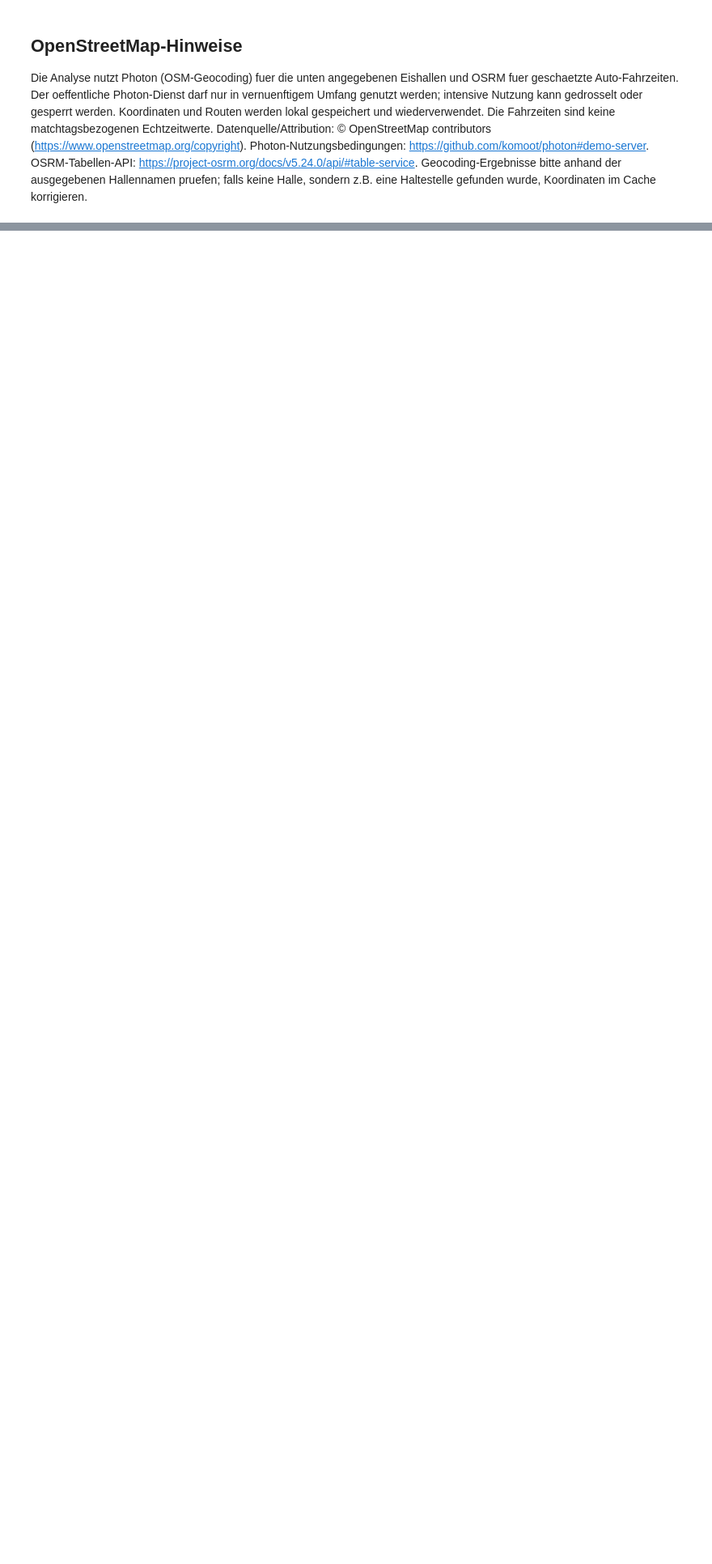
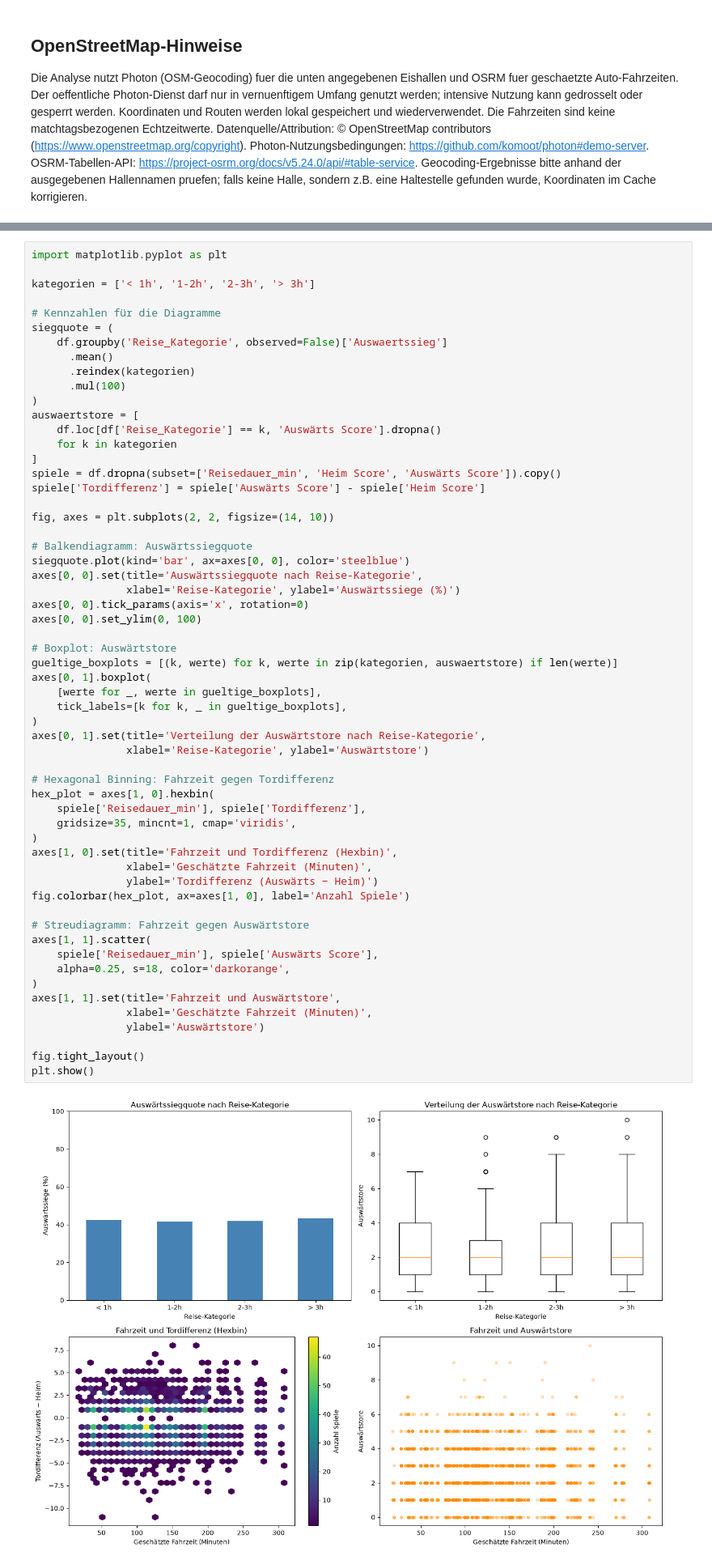
Before and after one commit to nnikolajj/EishockeyProjekt, a Jupyter notebook: berechnung.ipynb, the cells around one changed output, grey strips where cells are left out. Shown at 81% size. Drawn from its saved outputs; the diff is of its cells as text; blank space fills up the shorter version.

Commit message:
macht jetzt au cooli diagramm

```diff
--- a/berechnung.ipynb
+++ b/berechnung.ipynb
@@ -273,3 +276,63 @@ Verhältnis der erwarteten Auswärtstore pro zusätzlicher Fahrstunde: 1.011
 p-Wert für den Zusammenhang mit der Fahrzeit: 0.3464
 Kein statistisch signifikanter Zusammenhang auf dem 5-%-Niveau.
 Hinweis: Das Modell zeigt einen Zusammenhang, belegt aber keine Kausalität.
+# %%
+import matplotlib.pyplot as plt
+
+kategorien = ['< 1h', '1-2h', '2-3h', '> 3h']
+
+# Kennzahlen für die Diagramme
+siegquote = (
+    df.groupby('Reise_Kategorie', observed=False)['Auswaertssieg']
+      .mean()
+      .reindex(kategorien)
+      .mul(100)
+)
+auswaertstore = [
+    df.loc[df['Reise_Kategorie'] == k, 'Auswärts Score'].dropna()
+    for k in kategorien
+]
+spiele = df.dropna(subset=['Reisedauer_min', 'Heim Score', 'Auswärts Score']).copy()
+spiele['Tordifferenz'] = spiele['Auswärts Score'] - spiele['Heim Score']
+
+fig, axes = plt.subplots(2, 2, figsize=(14, 10))
+
+# Balkendiagramm: Auswärtssiegquote
+siegquote.plot(kind='bar', ax=axes[0, 0], color='steelblue')
+axes[0, 0].set(title='Auswärtssiegquote nach Reise-Kategorie',
+               xlabel='Reise-Kategorie', ylabel='Auswärtssiege (%)')
+axes[0, 0].tick_params(axis='x', rotation=0)
+axes[0, 0].set_ylim(0, 100)
+
+# Boxplot: Auswärtstore
+gueltige_boxplots = [(k, werte) for k, werte in zip(kategorien, auswaertstore) if len(werte)]
+axes[0, 1].boxplot(
+    [werte for _, werte in gueltige_boxplots],
+    tick_labels=[k for k, _ in gueltige_boxplots],
+)
+axes[0, 1].set(title='Verteilung der Auswärtstore nach Reise-Kategorie',
+               xlabel='Reise-Kategorie', ylabel='Auswärtstore')
+
+# Hexagonal Binning: Fahrzeit gegen Tordifferenz
+hex_plot = axes[1, 0].hexbin(
+    spiele['Reisedauer_min'], spiele['Tordifferenz'],
+    gridsize=35, mincnt=1, cmap='viridis',
+)
+axes[1, 0].set(title='Fahrzeit und Tordifferenz (Hexbin)',
+               xlabel='Geschätzte Fahrzeit (Minuten)',
+               ylabel='Tordifferenz (Auswärts − Heim)')
+fig.colorbar(hex_plot, ax=axes[1, 0], label='Anzahl Spiele')
+
+# Streudiagramm: Fahrzeit gegen Auswärtstore
+axes[1, 1].scatter(
+    spiele['Reisedauer_min'], spiele['Auswärts Score'],
+    alpha=0.25, s=18, color='darkorange',
+)
+axes[1, 1].set(title='Fahrzeit und Auswärtstore',
+               xlabel='Geschätzte Fahrzeit (Minuten)',
+               ylabel='Auswärtstore')
+
+fig.tight_layout()
+plt.show()
+# %% [output]
+[figure, added]
```
Also changed, not shown: parts of 1 cell of this notebook.
